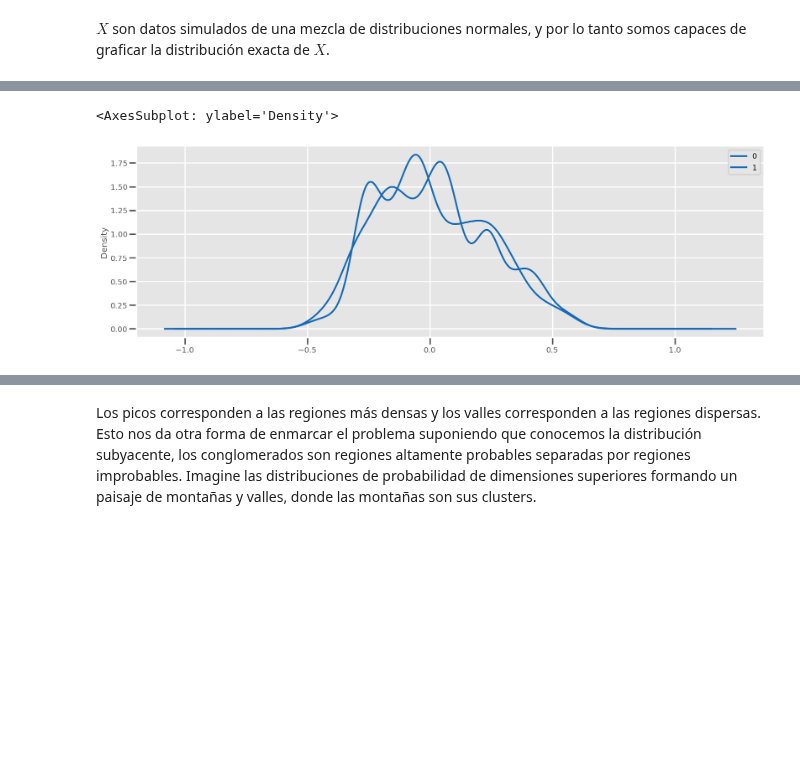
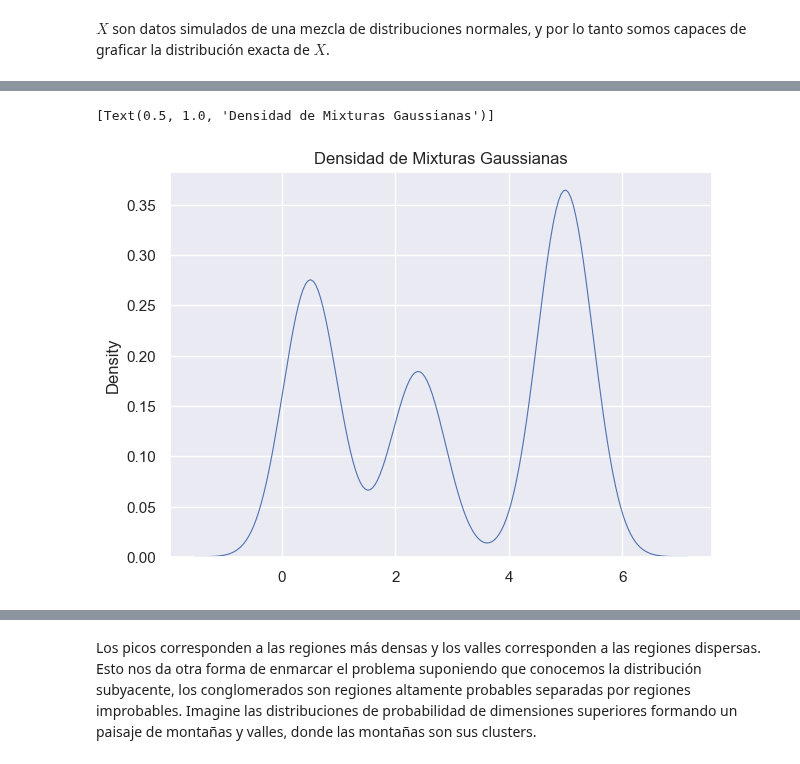
Before and after one commit to Datavaid/HDBSCAN, a Jupyter notebook: First_HDBSCAN.ipynb, the cells around one changed output, grey strips where cells are left out. Cells and saved outputs as stored; diff of their text form; code cells hidden in the pictures; blank space fills up the shorter version.

```diff
--- a/First_HDBSCAN.ipynb
+++ b/First_HDBSCAN.ipynb
@@ -188,9 +165,9 @@ ax.hist(data, bins = 80, alpha = 0.7, color = '#1569B8')
-# %%
-df = pd.DataFrame(data)
-df.plot.density(c = '#1569B8')
-# %% [output]
-<AxesSubplot: ylabel='Density'>
-[figure, removed]
+# %%
+plt.subplots(figsize = (7, 5))
+sns.kdeplot(data, linewidth=0.8).set(title = "Densidad de Mixturas Gaussianas")
+# %% [output]
+[Text(0.5, 1.0, 'Densidad de Mixturas Gaussianas')]
+[figure, added]
 # %% [markdown]
 <figure>
 <center>
```
Also changed, not shown: parts of 7 cells of this notebook, 1 other file.
